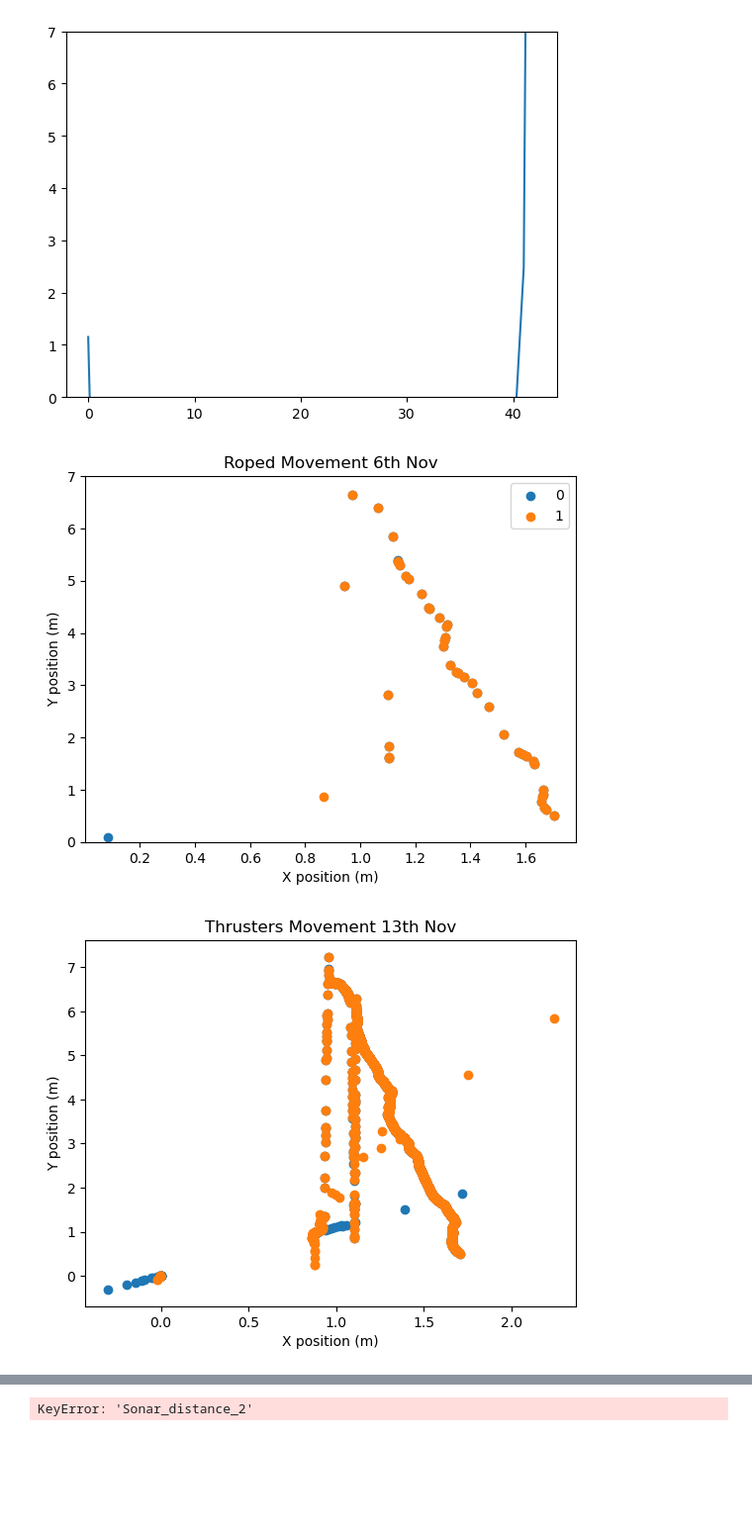
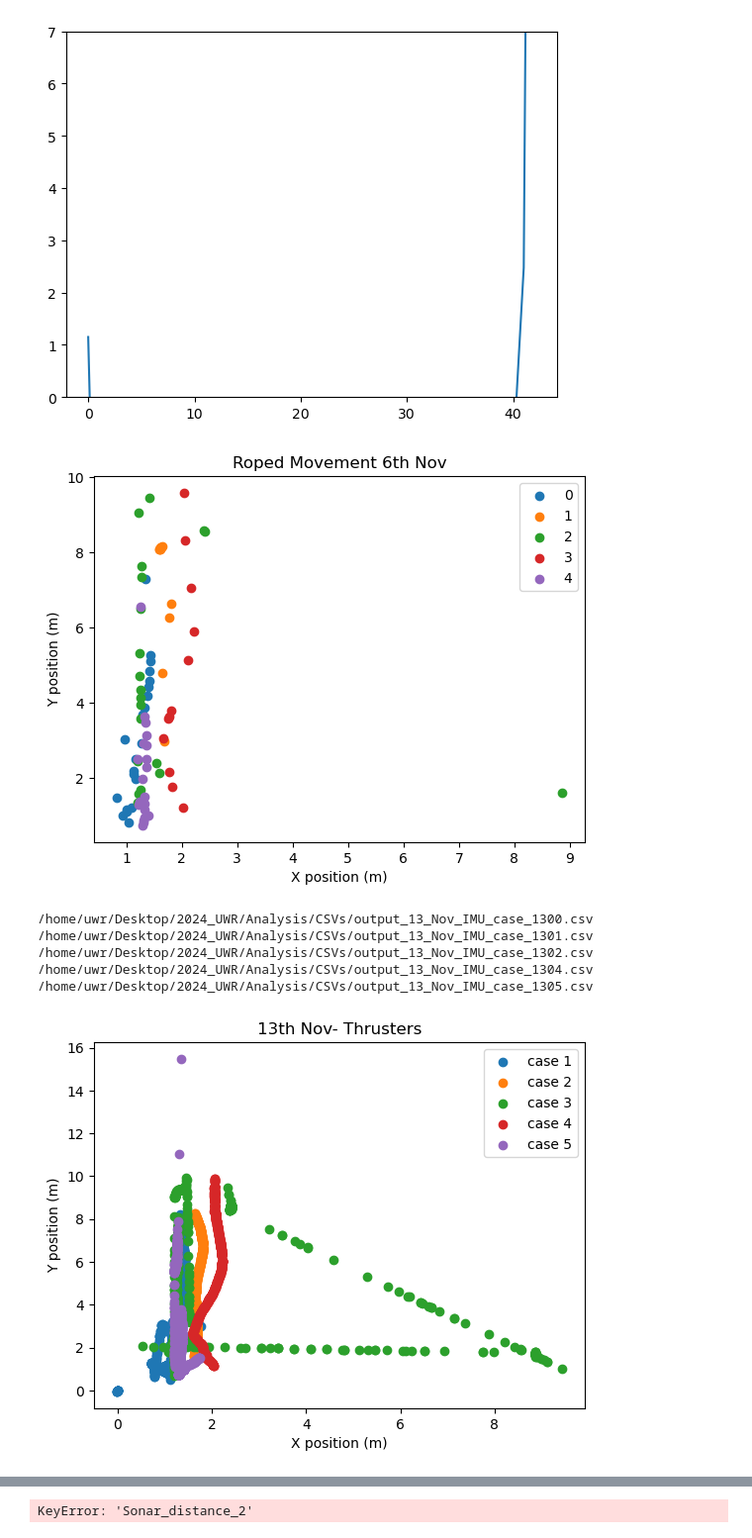
Before and after one commit to SAAB-NTU/2024_UWR, a Jupyter notebook: Analysis/graphs.ipynb, the cells around one changed output, grey strips where cells are left out. Shown at 99% size. Drawn from its saved outputs; the diff is of its cells as text; code cells hidden in the pictures; blank space fills up the shorter version.

```diff
--- a/Analysis/graphs.ipynb
+++ b/Analysis/graphs.ipynb
@@ -60,31 +60,40 @@ No angles
 [figure]
 # %%
 i=0
-for case in cases[:2]:
+for case in cases[:]:
     df=pd.read_csv(case)
     plt.title("Roped Movement 6th Nov")
-    plt.scatter(df["Pose_X"],df["Pose_Y"],label=i)
+    plt.scatter(df["Pose_X"],df["Pose_Y"],label=str(i))
     plt.legend()
     #plt.legend(["Case 1","Case 2","Case 3","Case 4"])
     plt.xlabel("X position (m)")
     plt.ylabel("Y position (m)")
-    #plt.xlim(0,2)
-    plt.ylim(0,7)
+    #plt.xlim(0,5)
+    #plt.ylim(0,7)
     i+=1
 # %% [output]
-[figure, old version]
+[figure, new version]
 # %%
-for case in imus[:2]:
+i=1
+for case in imus[:5]:
+    print(case)
     df=pd.read_csv(case)
-    plt.title("Thrusters Movement 13th Nov")
-    plt.scatter(df["Pose_X"],df["Pose_Y"])
+    plt.title("13th Nov- Thrusters")
+    plt.scatter(df["Pose_X"],df["Pose_Y"],label="case "+str(i))
+    plt.legend()
     #plt.legend(["Case 1","Case 2","Case 3","Case 4"])
     plt.xlabel("X position (m)")
     plt.ylabel("Y position (m)")
+    i+=1
     #plt.xlim(0,2)
     #plt.ylim(0,7)
 # %% [output]
+/home/uwr/Desktop/2024_UWR/Analysis/CSVs/output_13_Nov_IMU_case_1300.csv
+/home/uwr/Desktop/2024_UWR/Analysis/CSVs/output_13_Nov_IMU_case_1301.csv
+/home/uwr/Desktop/2024_UWR/Analysis/CSVs/output_13_Nov_IMU_case_1302.csv
+/home/uwr/Desktop/2024_UWR/Analysis/CSVs/output_13_Nov_IMU_case_1304.csv
+/home/uwr/Desktop/2024_UWR/Analysis/CSVs/output_13_Nov_IMU_case_1305.csv
-[figure, old version]
+[figure, new version]
 # %%
 df
 # %% [output]
```
Also changed, not shown: parts of 4 cells of this notebook.
